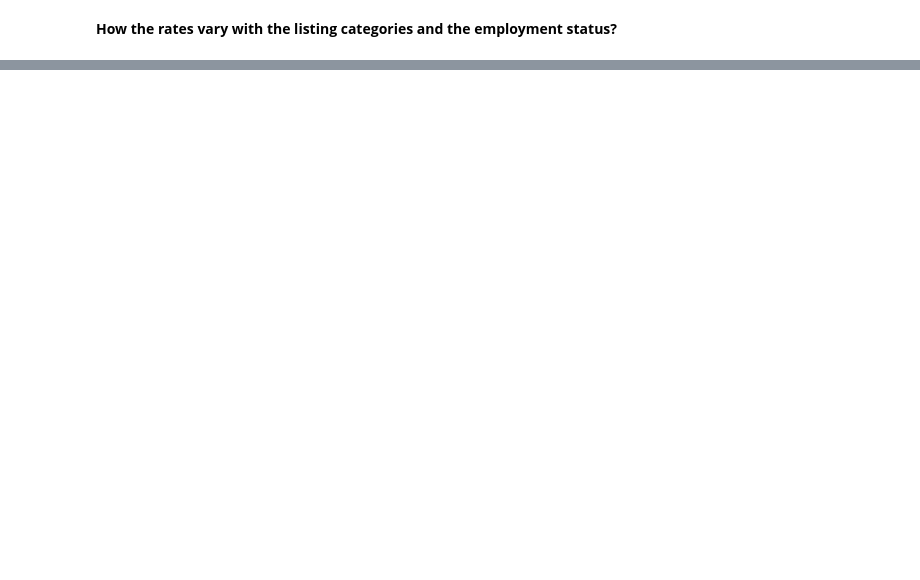
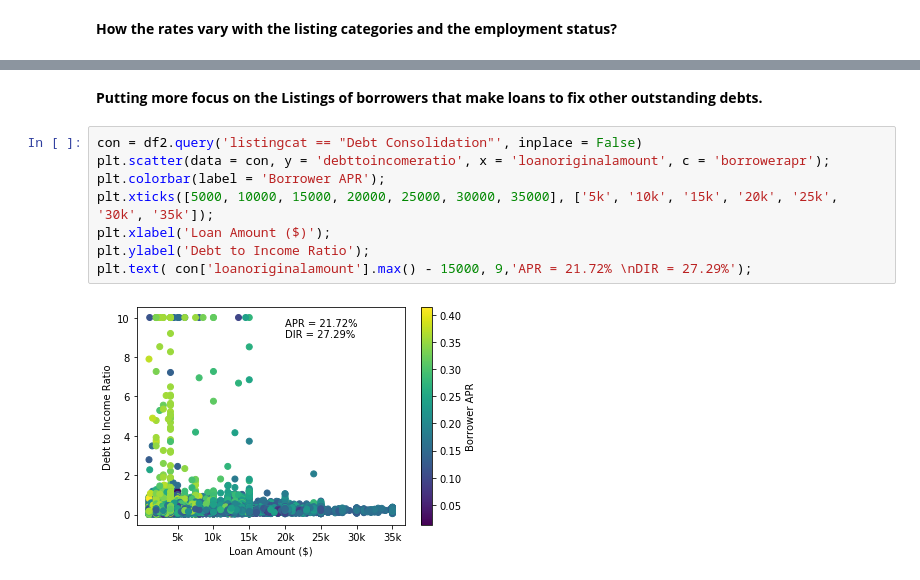
Before and after one commit to islamellawendy/Communicate-Data-Findings, a Jupyter notebook: exploration_template.ipynb, the cells around one changed output, grey strips where cells are left out. Saved outputs shown, nothing was run; the diff lists cells and outputs as text; blank space fills up the shorter version.

```diff
--- a/exploration_template.ipynb
+++ b/exploration_template.ipynb
@@ -357,0 +380,12 @@ I took a different angle in looking at the Listing categories, faceting the valu
+# %% [markdown]
+**Putting more focus on the Listings of borrowers that make loans to fix other outstanding debts.**
+# %%
+con = df2.query('listingcat == "Debt Consolidation"', inplace = False)
+plt.scatter(data = con, y = 'debttoincomeratio', x = 'loanoriginalamount', c = 'borrowerapr');
+plt.colorbar(label = 'Borrower APR');
+plt.xticks([5000, 10000, 15000, 20000, 25000, 30000, 35000], ['5k', '10k', '15k', '20k', '25k', '30k', '35k']);
+plt.xlabel('Loan Amount ($)');
+plt.ylabel('Debt to Income Ratio');
+plt.text( con['loanoriginalamount'].max() - 15000, 9,'APR = 21.72% \nDIR = 27.29%');
+# %% [output]
+[figure, added]
```
Also changed, not shown: parts of 18 cells of this notebook, 1 other file.
